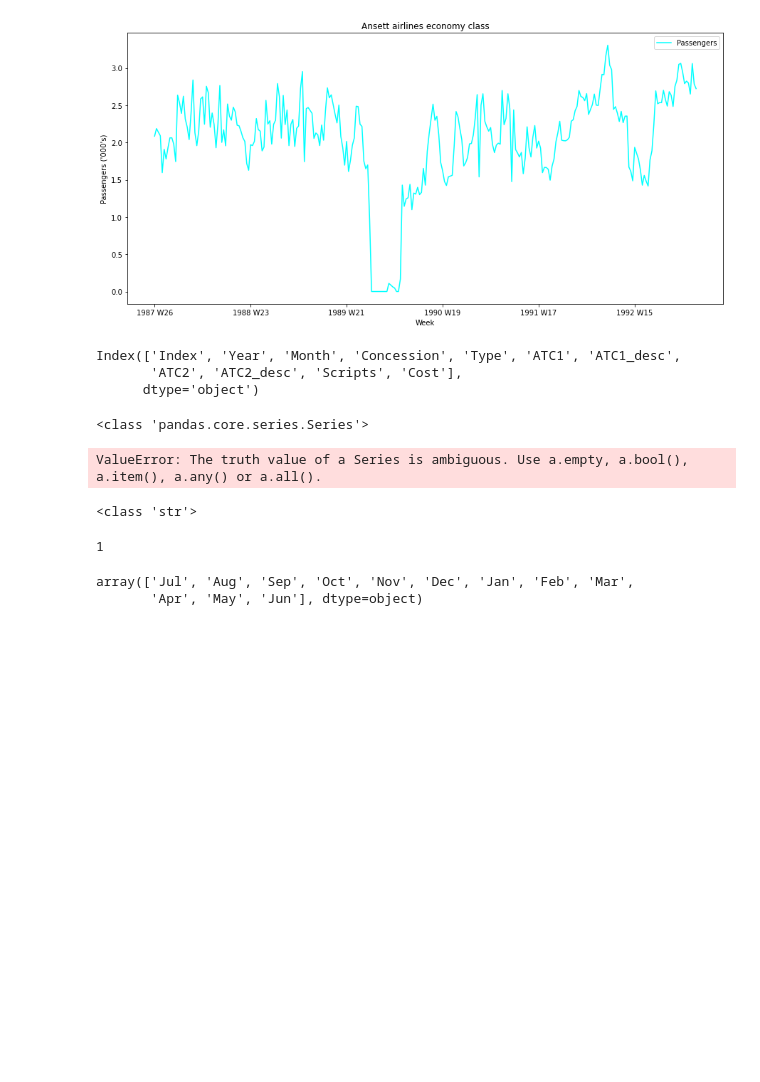
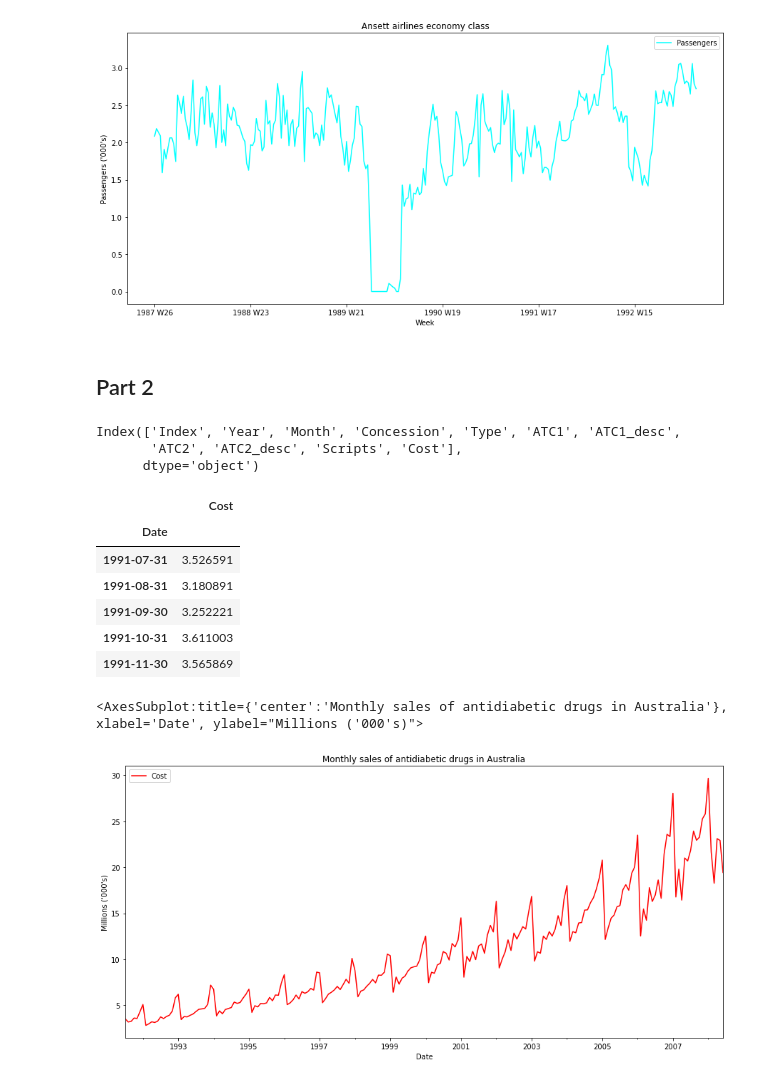
Before and after one commit to marknhenry/forecasting, a Jupyter notebook: exploration/py/01 - Data Viz.ipynb, the cells around one changed output. Drawn from its saved outputs; the diff is of its cells as text; code cells hidden in the pictures; blank space fills up the shorter version.

Commit message:
Seasonal Plot working

```diff
--- a/exploration/py/01 - Data Viz.ipynb
+++ b/exploration/py/01 - Data Viz.ipynb
@@ -33,10 +38,12 @@ melsyd_economy.plot(x='Date',
 # %% [output]
 <AxesSubplot:title={'center':'Ansett airlines economy class'}, xlabel='Week', ylabel="Passengers ('000's)">
 [figure]
-# %%
-temps = pd.read_csv('../../data/PBS.csv')
-temps.columns
-# %% [output]
-Index(['Index', 'Year', 'Month', 'Concession', 'Type', 'ATC1', 'ATC1_desc',
-       'ATC2', 'ATC2_desc', 'Scripts', 'Cost'],
-      dtype='object')
+# %% [markdown]
+## Part 2
+# %%
+temps = pd.read_csv('../../data/PBS.csv')
+temps.columns
+# %% [output]
+Index(['Index', 'Year', 'Month', 'Concession', 'Type', 'ATC1', 'ATC1_desc',
+       'ATC2', 'ATC2_desc', 'Scripts', 'Cost'],
+      dtype='object')
@@ -43,22 +71,25 @@ Index(['Index', 'Year', 'Month', 'Concession', 'Type', 'ATC1', 'ATC1_desc',
 # %%
-
-
 a10 = (
     temps
+#     .head(1530)
     .drop(['Index'], axis=1)
     .query('ATC2 == \'A10\'')
     .filter(items=['Year', 'Month', 'Concession', 'Type', 'Cost'])
-#     .assign(num_month = lambda x: get_month(x.Month))
-    .assign(num_month = lambda x: get_month(x.Month))
-#     .apply
-
-#     .assign(Date = lambda x:x.Year.astype(str)+ ' ' + x.Week)
-#     .drop(['Year', 'Index', 'Week'], axis=1)
-#     .query('Airports == \'ADL-PER\'')
-#     .query('Class == \'Economy\'')
-#     .assign(Passengers = lambda x: x.Passengers/1000)
+    .assign(Month = lambda x: extract_month(x.Month))
+    .assign(Date = lambda x: pd.to_datetime(dict(year=x.Year, month=x.Month, day=1)))
+    .drop(['Year', 'Month'], axis=1)
+    .set_index('Date')
+    .resample('1M')
+    .sum()
+    .assign(Cost = lambda x: x.Cost/1e6)
+#     .sum('Cost')
 )
 a10.head()
 # %% [output]
-<class 'pandas.core.series.Series'>
-ValueError: The truth value of a Series is ambiguous. Use a.empty, a.bool(), a.item(), a.any() or a.all().
+|  | Cost |
+| Date |  |
+| 1991-07-31 | 3.526591 |
+| 1991-08-31 | 3.180891 |
+| 1991-09-30 | 3.252221 |
+| 1991-10-31 | 3.611003 |
+| 1991-11-30 | 3.565869 |
@@ -80,10 +96,11 @@ def get_month(mtext):
-# %%
-get_month('Jan')
-# %% [output]
-<class 'str'>
-1
-# %%
-a10['Month'].unique()
-# %% [output]
-array(['Jul', 'Aug', 'Sep', 'Oct', 'Nov', 'Dec', 'Jan', 'Feb', 'Mar',
-       'Apr', 'May', 'Jun'], dtype=object)
+# %%
+a10.plot(y='Cost',
+           figsize=(15,7),
+           xlabel='Date',
+           ylabel='Millions (\'000\'s)',
+           title='Monthly sales of antidiabetic drugs in Australia',
+           color = 'red',
+          )
+# %% [output]
+<AxesSubplot:title={'center':'Monthly sales of antidiabetic drugs in Australia'}, xlabel='Date', ylabel="Millions ('000's)">
+[figure, added]
```
Also changed, not shown: parts of 6 cells of this notebook.
